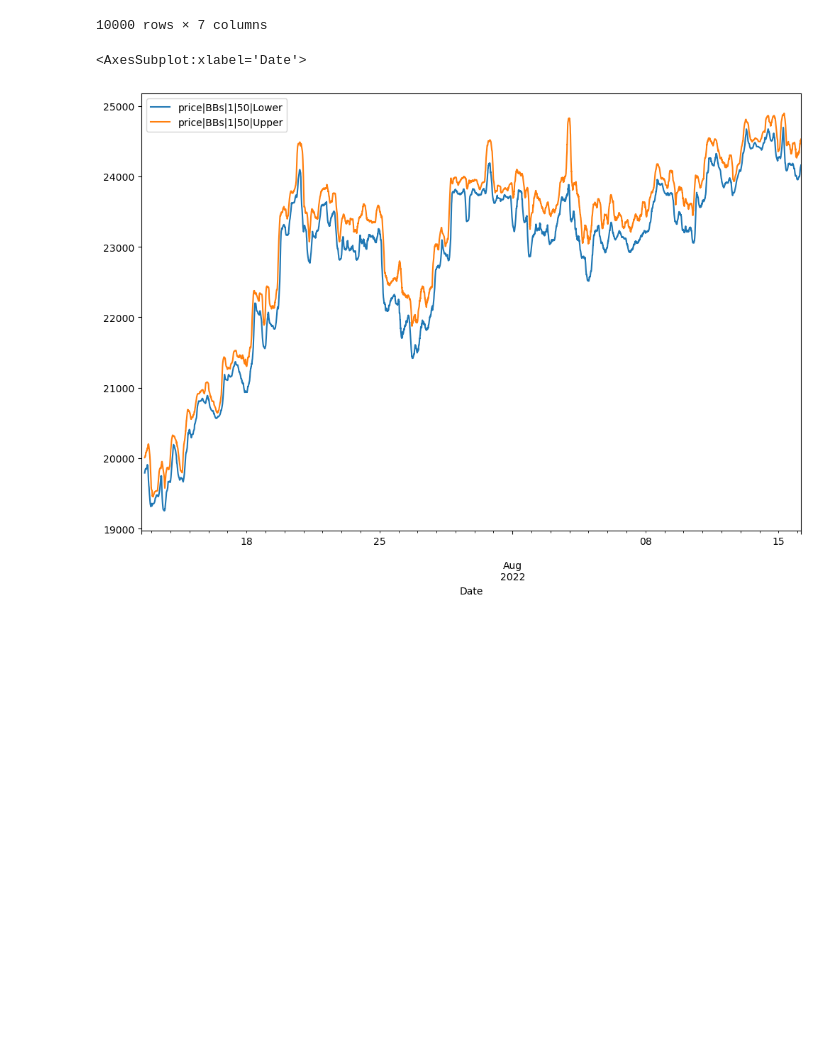
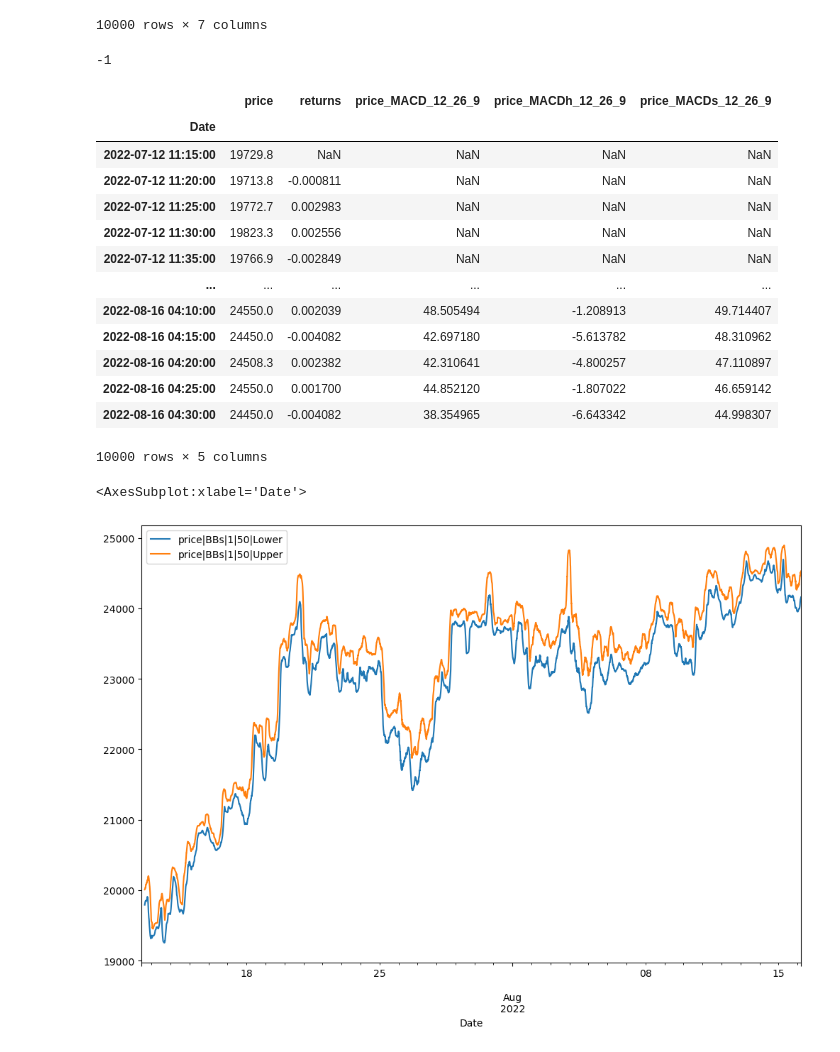
Before and after one commit to mauricioavs/trading-bot, a Jupyter notebook: Technical Indicators.ipynb, the cells around one changed output. Cells and saved outputs as stored; diff of their text form; code cells hidden in the pictures; blank space fills up the shorter version.

Commit message:
added MACD to notebook

```diff
--- a/Technical Indicators.ipynb
+++ b/Technical Indicators.ipynb
@@ -213,6 +230,66 @@ raw #notice that original dataframe is changed
 | 2022-08-16 04:25:00 | 24550.0 | 0.001700 | 24338.422 | 24253.3900 | 24153.862944 | 24522.981056 | ... |
 | 2022-08-16 04:30:00 | 24450.0 | -0.004082 | 24343.008 | 24253.8830 | 24158.585027 | 24527.430973 | ... |
 10000 rows × 7 columns
+# %%
+#Moving Average Convergence Divergence
+load_data() #resets data
+class MACD():
+    #https://www.alpharithms.com/calculate-macd-python-272222/
+    def __init__(self, data, column, fast=12, slow=26, signal=9):
+        self.data = data # Dataframe
+        self.column = column # column to use SMA
+        self.fast = fast
+        self.slow = slow
+        self.signal = signal
+        #column names given by pandas_ta
+        self.macd = column + "_MACD_" + str(fast) + "_"+ str(slow)  + "_" + str(signal) #ewmaFast - ewmaSlow
+        self.macds = column + "_MACDs_" + str(fast) + "_"+ str(slow)  + "_" + str(signal) #ewmaSignal
+        self.macdh = column + "_MACDh_" + str(fast) + "_"+ str(slow)  + "_" + str(signal) #macd - macds
+    def calculate(self, force = False): #calculate for all dataframe
+        if not self.macd in self.data.columns or force:
+            self.data.ta.macd(close=self.column, fast=self.fast, slow=self.slow,
+                              signal=self.signal, append=True, prefix = self.column)
+        #DONT DROP NA BECAUSE OTHER INDICATORS NEED THAT ROWS!!!
+    def calculate_for_last_row(self): #calculate just for last row
+        #approximate results, dont use all dataframe
+        cols = self.data[-250:].ta.macd(close=self.column, fast=self.fast, slow=self.slow,
+                          signal=self.signal, append=False, prefix = self.column)
+        #append results to last row
+        self.data.loc[self.data.index[-1], self.macd] = cols[self.macd][-1]
+        self.data.loc[self.data.index[-1], self.macdh] = cols[self.macdh][-1]
+        self.data.loc[self.data.index[-1], self.macds] = cols[self.macds][-1]
+
+    def strategy1(self, row):
+        '''Returns predicted position (1,0 or -1)'''
+        if self.data[self.macdh][row] > 0: # signal to go long
+            return 1
+        else:
+            return -1
+
+macd = MACD(
+        data = raw,
+        column = "price"
+         )
+macd.calculate() #calculate for all dataframe
+#macd.calculate_for_last_row() #calculate just for last row
+print(macd.strategy1(-1)) #print strategy for last row
+raw #notice that original dataframe is changed
+# %% [output]
+-1
+|  | price | returns | price_MACD_12_26_9 | price_MACDh_12_26_9 | price_MACDs_12_26_9 |
+| Date |  |  |  |  |  |
+| 2022-07-12 11:15:00 | 19729.8 | NaN | NaN | NaN | NaN |
+| 2022-07-12 11:20:00 | 19713.8 | -0.000811 | NaN | NaN | NaN |
+| 2022-07-12 11:25:00 | 19772.7 | 0.002983 | NaN | NaN | NaN |
+| 2022-07-12 11:30:00 | 19823.3 | 0.002556 | NaN | NaN | NaN |
+| 2022-07-12 11:35:00 | 19766.9 | -0.002849 | NaN | NaN | NaN |
+| ... | ... | ... | ... | ... | ... |
+| 2022-08-16 04:10:00 | 24550.0 | 0.002039 | 48.505494 | -1.208913 | 49.714407 |
+| 2022-08-16 04:15:00 | 24450.0 | -0.004082 | 42.697180 | -5.613782 | 48.310962 |
+| 2022-08-16 04:20:00 | 24508.3 | 0.002382 | 42.310641 | -4.800257 | 47.110897 |
+| 2022-08-16 04:25:00 | 24550.0 | 0.001700 | 44.852120 | -1.807022 | 46.659142 |
+| 2022-08-16 04:30:00 | 24450.0 | -0.004082 | 38.354965 | -6.643342 | 44.998307 |
+10000 rows × 5 columns
 # %%
 raw[["price|BBs|1|50|Lower", "price|BBs|1|50|Upper"]].plot(figsize = (12, 8))
 # %% [output]
```
Also changed, not shown: parts of 5 cells of this notebook, 5 other files.
